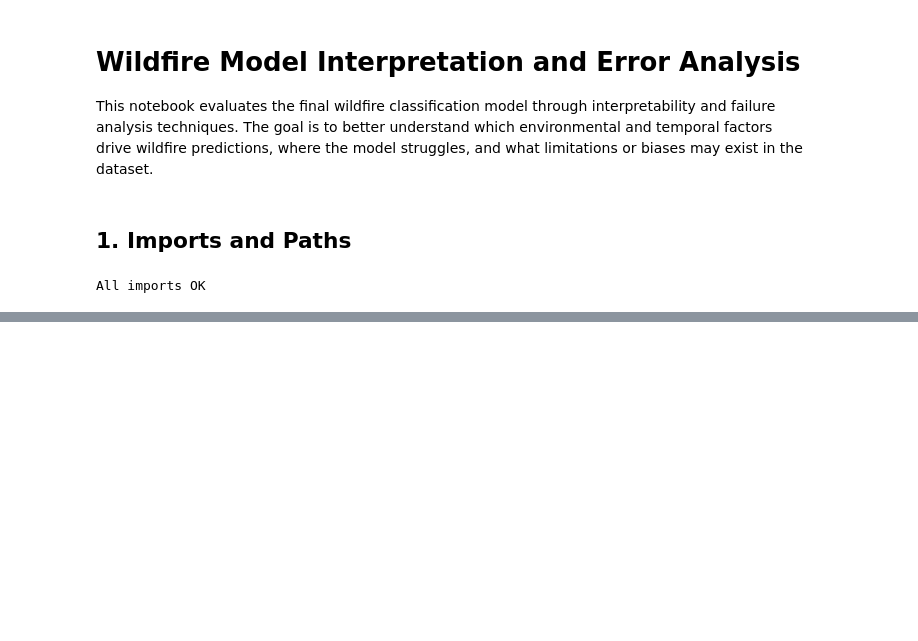
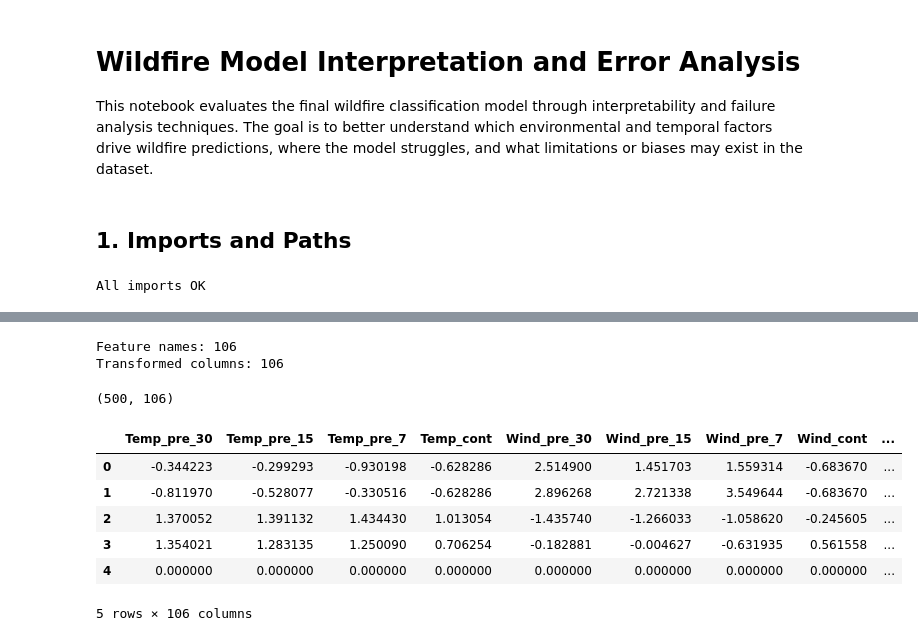
Before and after one commit to ryanntompkins/AIML-Final, a Jupyter notebook: notebooks/wildfire_interpretation.ipynb, the cells around one changed output, grey strips where cells are left out. Cells and saved outputs as stored; diff of their text form; code cells hidden in the pictures; blank space fills up the shorter version.

```diff
--- a/notebooks/wildfire_interpretation.ipynb
+++ b/notebooks/wildfire_interpretation.ipynb
@@ -67,0 +274,74 @@ FileNotFoundError: [Errno 2] No such file or directory: '../outputs/best_model_r
+# %%
+# manual transformed feature names based on Preprocessing.py
+
+weather_base = [
+    "Temp_pre_30", "Temp_pre_15", "Temp_pre_7", "Temp_cont",
+    "Wind_pre_30", "Wind_pre_15", "Wind_pre_7", "Wind_cont",
+    "Hum_pre_30", "Hum_pre_15", "Hum_pre_7", "Hum_cont",
+    "Prec_pre_30", "Prec_pre_15", "Prec_pre_7", "Prec_cont",
+]
+
+weather_trends = []
+for var in ["Temp", "Wind", "Hum", "Prec"]:
+    weather_trends += [f"{var}_trend_30_7", f"{var}_trend_15_7"]
+
+continuous_names = ["latitude", "longitude", "remoteness"]
+
+categorical_names = list(
+    best_model.named_steps["preprocessor"]
+    .named_transformers_["categorical"]
+    .named_steps["ohe"]
+    .get_feature_names_out(["stat_cause_descr", "state"])
+)
+
+month_names = ["discovery_month"]
+
+vegetation_names = list(
+    best_model.named_steps["preprocessor"]
+    .named_transformers_["vegetation"]
+    .named_steps["ohe"]
+    .get_feature_names_out(["Vegetation"])
+)
+
+year_names = ["disc_pre_year"]
+
+date_names = [
+    "month_num", "day_of_year",
+    "month_sin", "month_cos",
+    "doy_sin", "doy_cos"
+]
+
+feature_names = (
+    weather_base
+    + weather_trends
+    + continuous_names
+    + categorical_names
+    + month_names
+    + vegetation_names
+    + year_names
+    + date_names
+)
+
+print("Feature names:", len(feature_names))
+print("Transformed columns:", X_shap_transformed.shape[1])
+# %% [output]
+Feature names: 106
+Transformed columns: 106
+# %%
+# convert transformed SHAP data into dataframe with feature names
+X_shap_named = pd.DataFrame(
+    X_shap_transformed,
+    columns=feature_names
+)
+
+print(X_shap_named.shape)
+X_shap_named.head()
+# %% [output]
+(500, 106)
+|  | Temp_pre_30 | Temp_pre_15 | Temp_pre_7 | Temp_cont | Wind_pre_30 | Wind_pre_15 | Wind_pre_7 | Wind_cont | ... |
+| 0 | -0.344223 | -0.299293 | -0.930198 | -0.628286 | 2.514900 | 1.451703 | 1.559314 | -0.683670 | ... |
+| 1 | -0.811970 | -0.528077 | -0.330516 | -0.628286 | 2.896268 | 2.721338 | 3.549644 | -0.683670 | ... |
+| 2 | 1.370052 | 1.391132 | 1.434430 | 1.013054 | -1.435740 | -1.266033 | -1.058620 | -0.245605 | ... |
+| 3 | 1.354021 | 1.283135 | 1.250090 | 0.706254 | -0.182881 | -0.004627 | -0.631935 | 0.561558 | ... |
+| 4 | 0.000000 | 0.000000 | 0.000000 | 0.000000 | 0.000000 | 0.000000 | 0.000000 | 0.000000 | ... |
+5 rows × 106 columns
```
Also changed, not shown: parts of 26 cells of this notebook.
